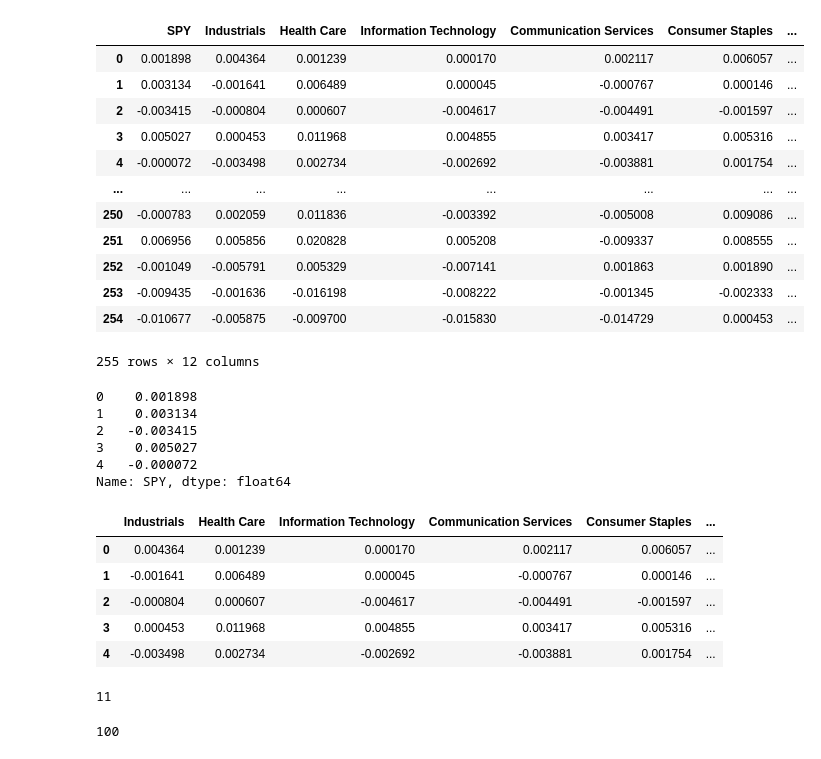
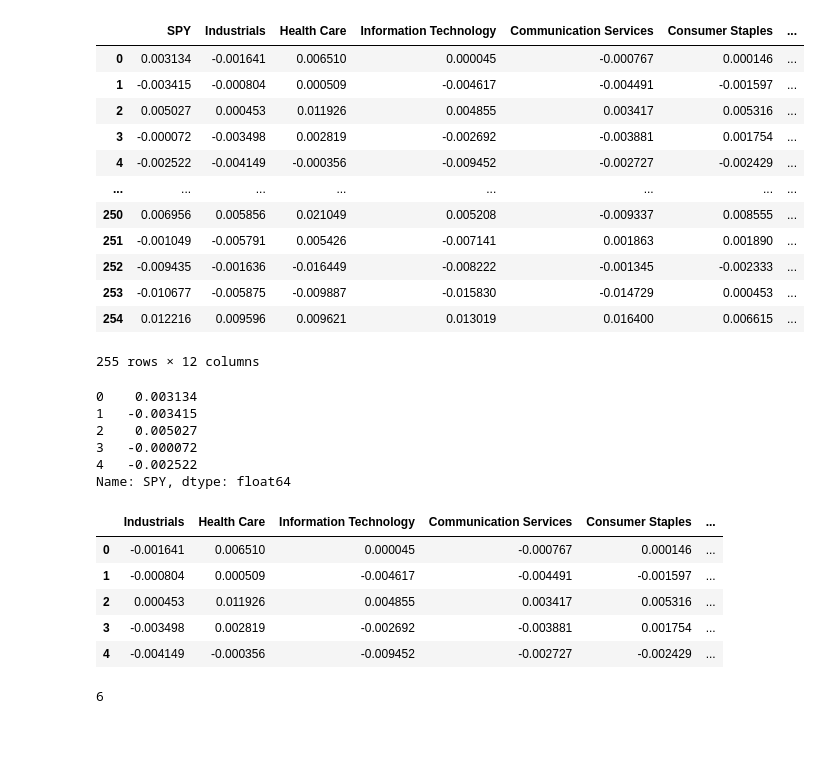
Before and after one commit to Analitico-771/machine_learning_index_prediction, a Jupyter notebook: neuralnetwork.ipynb, the cells around one changed output. Drawn from its saved outputs; the diff is of its cells as text; code cells hidden in the pictures.

```diff
--- a/neuralnetwork.ipynb
+++ b/neuralnetwork.ipynb
@@ -16,21 +16,21 @@ database_connection_string = 'sqlite:///SP500.db'
 engine = sqlalchemy.create_engine(database_connection_string)
 # %%
 SectorDF = pd.read_sql_table('SectorDF', engine)
-SectorDF = SectorDF.drop(columns=['dateTime'])
+SectorDF = SectorDF.drop(columns=['timestamp'])
 SectorDF
 # %% [output]
 |  | SPY | Industrials | Health Care | Information Technology | Communication Services | Consumer Staples | ... |
-| 0 | 0.001898 | 0.004364 | 0.001239 | 0.000170 | 0.002117 | 0.006057 | ... |
-| 1 | 0.003134 | -0.001641 | 0.006489 | 0.000045 | -0.000767 | 0.000146 | ... |
-| 2 | -0.003415 | -0.000804 | 0.000607 | -0.004617 | -0.004491 | -0.001597 | ... |
-| 3 | 0.005027 | 0.000453 | 0.011968 | 0.004855 | 0.003417 | 0.005316 | ... |
-| 4 | -0.000072 | -0.003498 | 0.002734 | -0.002692 | -0.003881 | 0.001754 | ... |
+| 0 | 0.003134 | -0.001641 | 0.006510 | 0.000045 | -0.000767 | 0.000146 | ... |
+| 1 | -0.003415 | -0.000804 | 0.000509 | -0.004617 | -0.004491 | -0.001597 | ... |
+| 2 | 0.005027 | 0.000453 | 0.011926 | 0.004855 | 0.003417 | 0.005316 | ... |
+| 3 | -0.000072 | -0.003498 | 0.002819 | -0.002692 | -0.003881 | 0.001754 | ... |
+| 4 | -0.002522 | -0.004149 | -0.000356 | -0.009452 | -0.002727 | -0.002429 | ... |
 | ... | ... | ... | ... | ... | ... | ... | ... |
-| 250 | -0.000783 | 0.002059 | 0.011836 | -0.003392 | -0.005008 | 0.009086 | ... |
-| 251 | 0.006956 | 0.005856 | 0.020828 | 0.005208 | -0.009337 | 0.008555 | ... |
-| 252 | -0.001049 | -0.005791 | 0.005329 | -0.007141 | 0.001863 | 0.001890 | ... |
-| 253 | -0.009435 | -0.001636 | -0.016198 | -0.008222 | -0.001345 | -0.002333 | ... |
-| 254 | -0.010677 | -0.005875 | -0.009700 | -0.015830 | -0.014729 | 0.000453 | ... |
+| 250 | 0.006956 | 0.005856 | 0.021049 | 0.005208 | -0.009337 | 0.008555 | ... |
+| 251 | -0.001049 | -0.005791 | 0.005426 | -0.007141 | 0.001863 | 0.001890 | ... |
+| 252 | -0.009435 | -0.001636 | -0.016449 | -0.008222 | -0.001345 | -0.002333 | ... |
+| 253 | -0.010677 | -0.005875 | -0.009887 | -0.015830 | -0.014729 | 0.000453 | ... |
+| 254 | 0.012216 | 0.009596 | 0.009621 | 0.013019 | 0.016400 | 0.006615 | ... |
 255 rows × 12 columns
 # %%
 # Define the target set y using the SPY column
@@ -39,11 +39,11 @@ y = SectorDF["SPY"]
 # Display a sample of y
 y[:5]
 # %% [output]
-0    0.001898
-1    0.003134
-2   -0.003415
-3    0.005027
-4   -0.000072
+0    0.003134
+1   -0.003415
+2    0.005027
+3   -0.000072
+4   -0.002522
 Name: SPY, dtype: float64
 # %%
 # Define features set X by selecting all columns but SPY
@@ -53,11 +53,11 @@ X = SectorDF.drop(columns=["SPY"])
 X.head()
 # %% [output]
 |  | Industrials | Health Care | Information Technology | Communication Services | Consumer Staples | ... |
-| 0 | 0.004364 | 0.001239 | 0.000170 | 0.002117 | 0.006057 | ... |
-| 1 | -0.001641 | 0.006489 | 0.000045 | -0.000767 | 0.000146 | ... |
-| 2 | -0.000804 | 0.000607 | -0.004617 | -0.004491 | -0.001597 | ... |
-| 3 | 0.000453 | 0.011968 | 0.004855 | 0.003417 | 0.005316 | ... |
-| 4 | -0.003498 | 0.002734 | -0.002692 | -0.003881 | 0.001754 | ... |
+| 0 | -0.001641 | 0.006510 | 0.000045 | -0.000767 | 0.000146 | ... |
+| 1 | -0.000804 | 0.000509 | -0.004617 | -0.004491 | -0.001597 | ... |
+| 2 | 0.000453 | 0.011926 | 0.004855 | 0.003417 | 0.005316 | ... |
+| 3 | -0.003498 | 0.002819 | -0.002692 | -0.003881 | 0.001754 | ... |
+| 4 | -0.004149 | -0.000356 | -0.009452 | -0.002727 | -0.002429 | ... |
 # %%
 # Split the preprocessed data into a training and testing dataset
 # Assign the function a random_state equal to 1
@@ -74,22 +74,20 @@ X_train_scaled = X_scaler.transform(X_train)
 X_test_scaled = X_scaler.transform(X_test)
 # %%
 # Define the the number of inputs (features) to the model
-number_input_features = len(X_train.iloc[0])
+number_input_features = len(X.iloc[0])
 
 # Review the number of features
-number_input_features
+number_input_features = 11
-# %% [output]
-11
 # %%
 # Define the number of neurons in the output layer
 number_output_neurons = 1
 # %%
 # Define the number of hidden nodes for the first hidden layer
-hidden_nodes_layer1 =  100 #(number_input_features + 1) // 2
+hidden_nodes_layer1 = (number_input_features + 1) // 2
 
 # Review the number hidden nodes in the first layer
 hidden_nodes_layer1
 # %% [output]
-100
+6
 # %%
 # Define the number of hidden nodes for the second hidden layer
```
Also changed, not shown: parts of 10 cells of this notebook.
